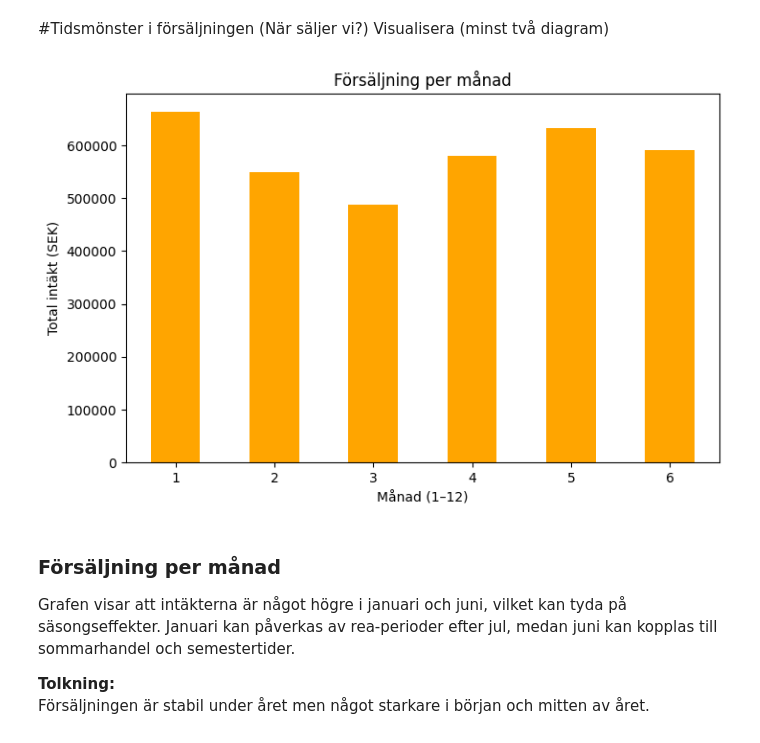
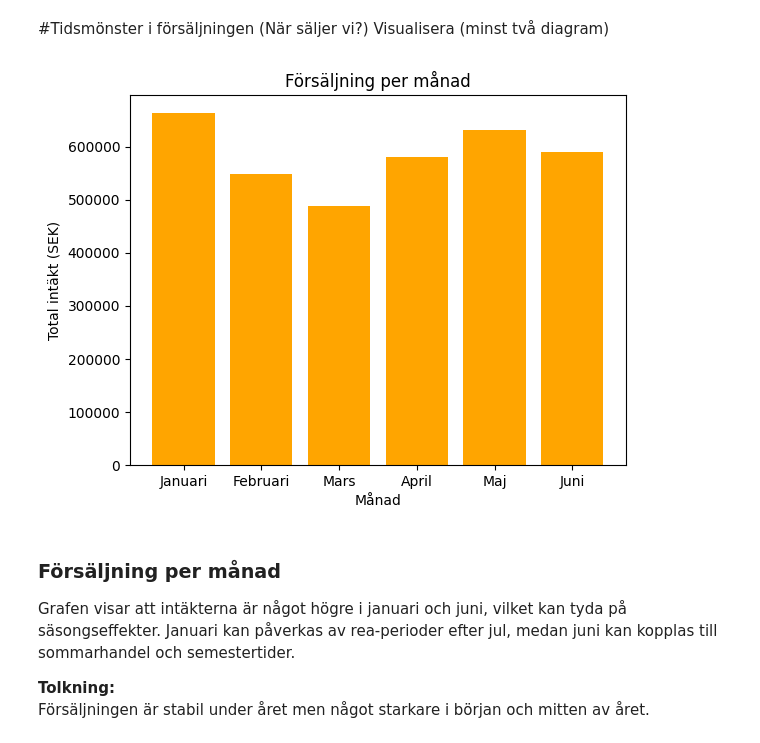
Before and after one commit to rieradariel-hue/ehandel_rapport, a Jupyter notebook: src/metrics.py-1.ipynb, the cells around one changed output. Drawn from its saved outputs; the diff is of its cells as text; code cells hidden in the pictures.

Commit message:
månader på stapeldiagram

```diff
--- a/src/metrics.py-1.ipynb
+++ b/src/metrics.py-1.ipynb
@@ -59,18 +59,18 @@ Name: revenue, dtype: float64
 # %% [markdown]
 #Tidsmönster i försäljningen (När säljer vi?)
 Visualisera (minst två diagram)
-# %%
-# Grupp och summera försäljning per månad
-sales_by_month = df.groupby("month")["revenue"].sum()
-
-# Rita stapeldiagram
-sales_by_month.plot(kind="bar", figsize=(8,5), color="orange", title="Försäljning per månad")
-plt.xlabel("Månad (1–12)")
-plt.ylabel("Total intäkt (SEK)")
-plt.xticks(rotation=0)
-plt.show()
-# %% [output]
-[figure, removed]
+# %%
+# Skapa diagram för de första sex månaderna
+månadsnamn = ["Januari","Februari","Mars","April","Maj","Juni"]
+data = df.groupby("month")["revenue"].sum().head(6)
+
+plt.bar(månadsnamn, data, color="orange")
+plt.title("Försäljning per månad")
+plt.xlabel("Månad")
+plt.ylabel("Total intäkt (SEK)")
+plt.show()
+# %% [output]
+[figure, added]
 # %% [markdown]
 ### Försäljning per månad
 Grafen visar att intäkterna är något högre i januari och juni, vilket kan tyda på säsongseffekter. Januari kan påverkas av rea-perioder efter jul, medan juni kan kopplas till sommarhandel och semestertider.
```
